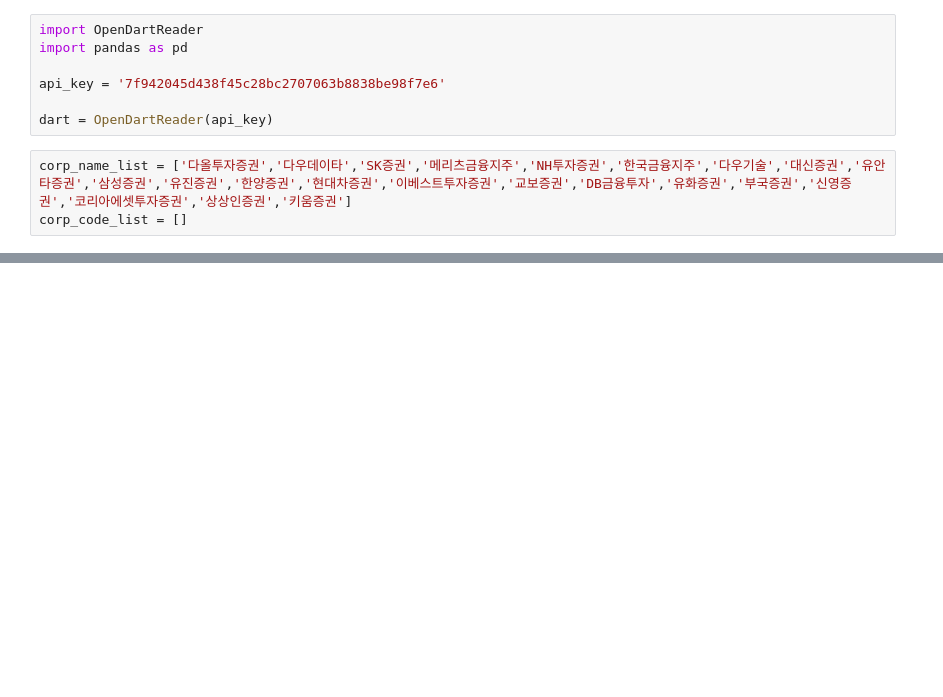
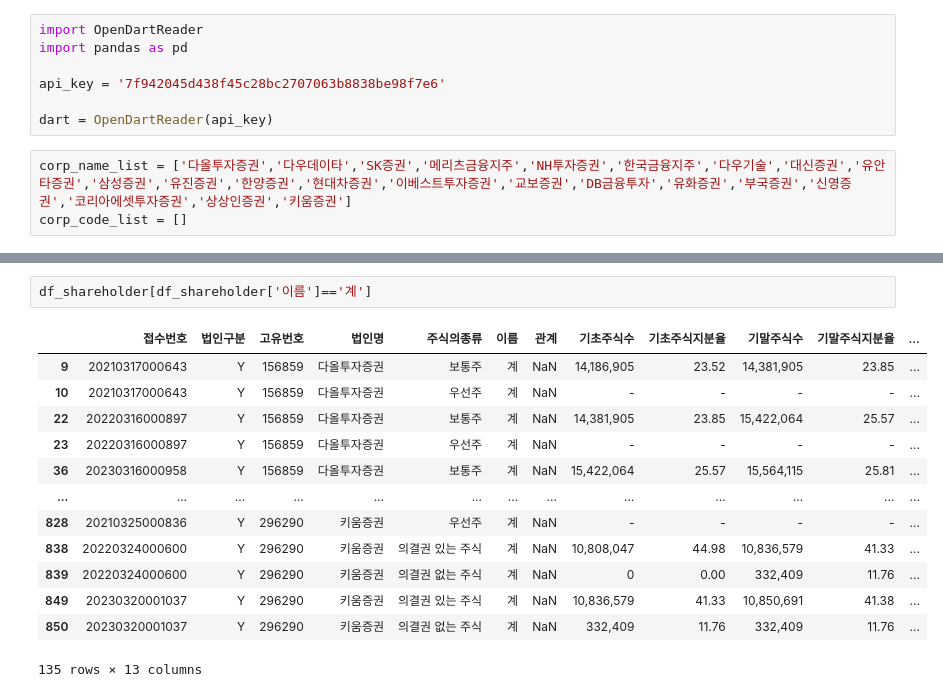
Before and after one commit to ESGcompetition/network-analysis, a Jupyter notebook: test.ipynb, the cells around one changed output, grey strips where cells are left out. Saved outputs shown, nothing was run; the diff lists cells and outputs as text; blank space fills up the shorter version.

```diff
--- a/test.ipynb
+++ b/test.ipynb
@@ -35,0 +155,16 @@ SK증권
+# %%
+df_shareholder[df_shareholder['이름']=='계']
+# %% [output]
+|  | 접수번호 | 법인구분 | 고유번호 | 법인명 | 주식의종류 | 이름 | 관계 | 기초주식수 | 기초주식지분율 | 기말주식수 | 기말주식지분율 | ... |
+| 9 | 20210317000643 | Y | 156859 | 다올투자증권 | 보통주 | 계 | NaN | 14,186,905 | 23.52 | 14,381,905 | 23.85 | ... |
+| 10 | 20210317000643 | Y | 156859 | 다올투자증권 | 우선주 | 계 | NaN | - | - | - | - | ... |
+| 22 | 20220316000897 | Y | 156859 | 다올투자증권 | 보통주 | 계 | NaN | 14,381,905 | 23.85 | 15,422,064 | 25.57 | ... |
+| 23 | 20220316000897 | Y | 156859 | 다올투자증권 | 우선주 | 계 | NaN | - | - | - | - | ... |
+| 36 | 20230316000958 | Y | 156859 | 다올투자증권 | 보통주 | 계 | NaN | 15,422,064 | 25.57 | 15,564,115 | 25.81 | ... |
+| ... | ... | ... | ... | ... | ... | ... | ... | ... | ... | ... | ... | ... |
+| 828 | 20210325000836 | Y | 296290 | 키움증권 | 우선주 | 계 | NaN | - | - | - | - | ... |
+| 838 | 20220324000600 | Y | 296290 | 키움증권 | 의결권 있는 주식 | 계 | NaN | 10,808,047 | 44.98 | 10,836,579 | 41.33 | ... |
+| 839 | 20220324000600 | Y | 296290 | 키움증권 | 의결권 없는 주식 | 계 | NaN | 0 | 0.00 | 332,409 | 11.76 | ... |
+| 849 | 20230320001037 | Y | 296290 | 키움증권 | 의결권 있는 주식 | 계 | NaN | 10,836,579 | 41.33 | 10,850,691 | 41.38 | ... |
+| 850 | 20230320001037 | Y | 296290 | 키움증권 | 의결권 없는 주식 | 계 | NaN | 332,409 | 11.76 | 332,409 | 11.76 | ... |
+135 rows × 13 columns
```
Also changed, not shown: parts of 12 cells of this notebook, 3 other files.
